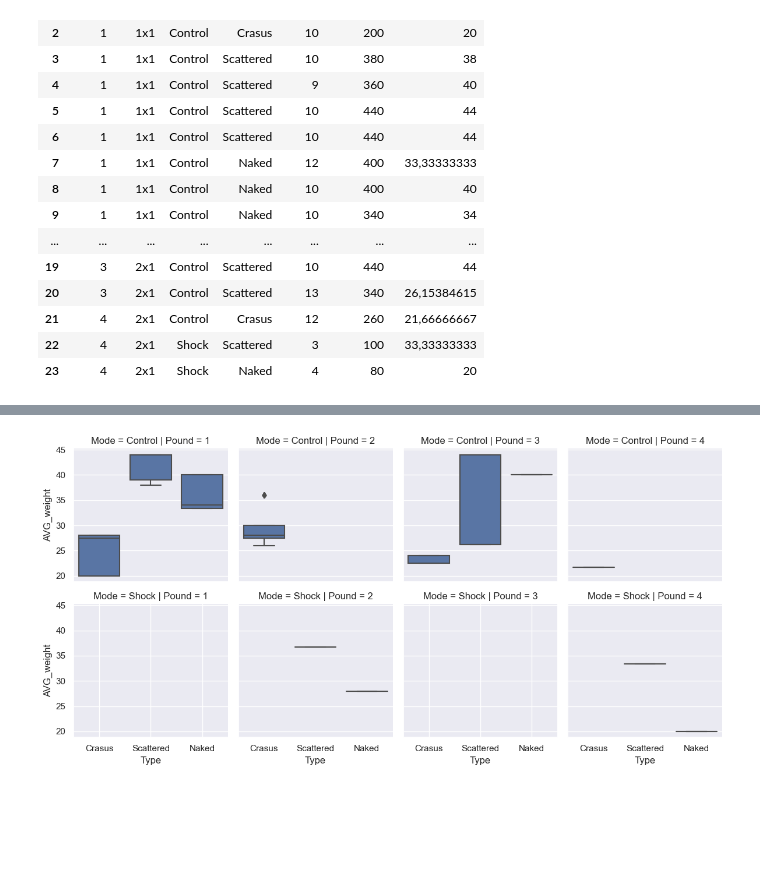
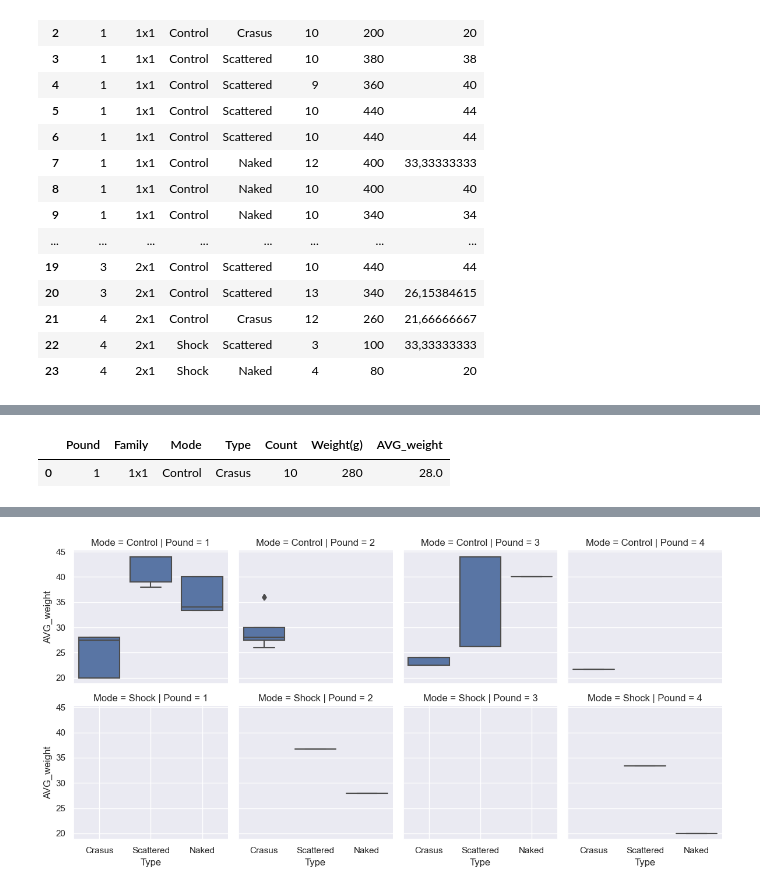
Before and after one commit to mitoclub/fish-strong-purifying-selection, a Jupyter notebook: notebooks/stat_plots_for_paper_draft.ipynb, the cells around one changed output, grey strips where cells are left out. Saved outputs shown, nothing was run; the diff lists cells and outputs as text; code cells hidden in the pictures; blank space fills up the shorter version.

```diff
--- a/notebooks/stat_plots_for_paper_draft.ipynb
+++ b/notebooks/stat_plots_for_paper_draft.ipynb
@@ -375,0 +356,5 @@ pounds_fish
+# %%
+pounds.iloc[0:1, ]
+# %% [output]
+|  | Pound | Family | Mode | Type | Count | Weight(g) | AVG_weight |
+| 0 | 1 | 1x1 | Control | Crasus | 10 | 280 | 28.0 |
```
Also changed, not shown: parts of 39 cells of this notebook, 21 other files.
